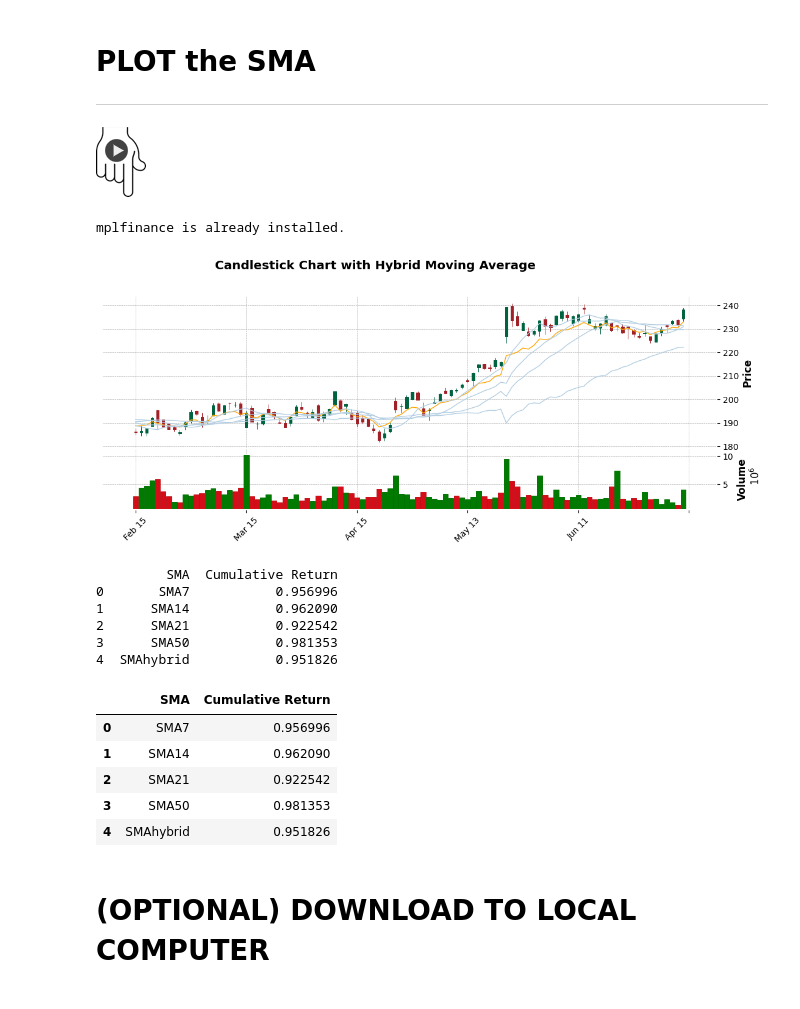
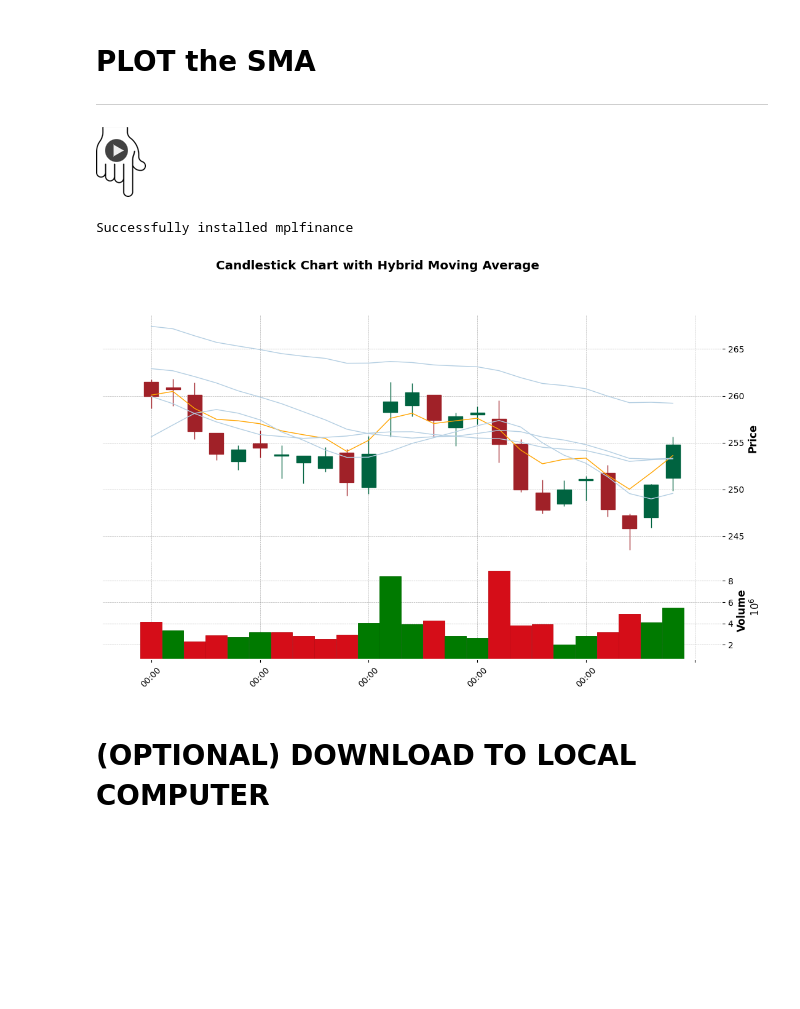
Before and after one commit to AImetricsIO/udemy_advances_ta_ml, a Jupyter notebook: Hybrid_Indicator_Apple.ipynb, the cells around one changed output. Cells and saved outputs as stored; diff of their text form; code cells hidden in the pictures; blank space fills up the shorter version.

```diff
--- a/Hybrid_Indicator_Apple.ipynb
+++ b/Hybrid_Indicator_Apple.ipynb
@@ -219,11 +205,11 @@ Just the same, but selecting one component `pca = PCA(n_components=1)`
 
 ![de_play.png](embedded-picture-1)
 # %%
-# <<-- PRESS PLAY TO RUN SECTION 6
+# <<-- PRESS PLAY TO RUN SECTION 5
 
 # Selecting moving average columns
 indicators_to_hybridize = ['SMAprc_7', 'SMAprc_14', 'SMAprc_21', 'SMAprc_50']
-x = df[indicators_to_hybridize]
+x = dfday[indicators_to_hybridize]
 
 # Data normalization
 scaler = StandardScaler()
@@ -240,6 +226,6 @@ inverse_transformed = pca.inverse_transform(principal_component)
 SMAprc_hybrid = scaler.inverse_transform(inverse_transformed)[:, 0]
 
 # Adding the hybrid column to the DataFrame
-df['SMAprc_hybrid'] = SMAprc_hybrid
-df.tail(3)
+dfday['SMAprc_hybrid'] = SMAprc_hybrid
+dfday.tail(3)
 # %% [output]
@@ -254,10 +240,10 @@ df.tail(3)
 
 ![de_play.png](embedded-picture-1)
 # %%
-# <<-- PRESS PLAY TO RUN SECTION 7
+# <<-- PRESS PLAY TO RUN SECTION 6
 
 # To ensure we start here and can repeat this cell
-dfn = df.copy()
+dfn = dfday.copy()
 
 # Trnasform SMAhybrid to price
 dfn['SMA7'] = dfn['close'] * (1 - dfn['SMAprc_7'] * 0.01)
@@ -285,74 +271,37 @@ dfn.tail(3)
 
 ![de_play.png](embedded-picture-1)
 # %%
-# <<-- PRESS PLAY TO RUN SECTION 8
+# <<-- PRESS PLAY TO RUN SECTION 7
+
 udemy.install_and_import('mplfinance')
 import mplfinance as mpf
 
 # Adjusting the figure size manually
-figsize = (14, 5)  # Width and height of the figure in inches
+figsize = (14, 8)  # Width and height of the figure in inches
 
 # Number of days to plos
-days2plot = 100
+days2plot = 25
 
 # Convert the 'datetime' column to datetime and set as index
 df_subset = dfn.iloc[-days2plot:].copy()
 
-df_subset['datetime'] = pd.to_datetime(df_subset['datetime'])
-df_subset.set_index('datetime', inplace=True)
+df_subset['timestamp'] = pd.to_datetime(df_subset['timestamp'])
+df_subset.set_index('timestamp', inplace=True)
 
 # Ensure the index is of type DatetimeIndex
 assert isinstance(df_subset.index, pd.DatetimeIndex), "DataFrame index is not of type DatetimeIndex"
 
 # Create candlestick chart using mplfinance
 ap0 = [mpf.make_addplot(df_subset['SMAhybrid'], color='orange', width=1.0, panel=0, secondary_y=False),
        mpf.make_addplot(df_subset['SMA7'], color='#B3CEE2', width=1.0, panel=0, secondary_y=False),
        mpf.make_addplot(df_subset['SMA14'], color='#B3CEE2', width=1.0, panel=0, secondary_y=False),
        mpf.make_addplot(df_subset['SMA21'], color='#B3CEE2', width=1.0, panel=0, secondary_y=False),
        mpf.make_addplot(df_subset['SMA50'], color='#B3CEE2', width=1.0, panel=0, secondary_y=False)
        ]
 mpf.plot(df_subset, type='candle', volume=True, addplot=ap0, style='charles', title='Candlestick Chart with Hybrid Moving Average', ylabel='Price', ylabel_lower='Volume', figsize=figsize)
 # %% [output]
-mplfinance is already installed.
+Successfully installed mplfinance
-[figure, old version]
+[figure, new version]
-# %%
-import numpy as np
-
-
-# Create signals based on the crossover of the price with the moving averages
-for sma in ['SMA7', 'SMA14', 'SMA21', 'SMA50', 'SMAhybrid']:
-    df_subset[f'signal_{sma}'] = np.where(df_subset['close'] > df_subset[sma], 1, -1)
-
-# Calculate the daily return in percentage
-df_subset['daily_return'] = df_subset['close'].pct_change()
-
-# Calculate the cumulative return for each SMA
-performance = {}
-for sma in ['SMA7', 'SMA14', 'SMA21', 'SMA50', 'SMAhybrid']:
-    df_subset[f'strategy_return_{sma}'] = df_subset[f'signal_{sma}'].shift(1) * df_subset['daily_return']
-    df_subset[f'cumulative_return_{sma}'] = (1 + df_subset[f'strategy_return_{sma}']).cumprod()
-    performance[sma] = df_subset[f'cumulative_return_{sma}'].iloc[-1]
-
-# Convert the results into a DataFrame for better visualization
-performance_df = pd.DataFrame(list(performance.items()), columns=['SMA', 'Cumulative Return'])
-
-# Display the DataFrame
-print(performance_df)
-
-performance_df
-# %% [output]
-         SMA  Cumulative Return
-0       SMA7           0.956996
-1      SMA14           0.962090
-2      SMA21           0.922542
-3      SMA50           0.981353
-4  SMAhybrid           0.951826
-|  | SMA | Cumulative Return |
-| 0 | SMA7 | 0.956996 |
-| 1 | SMA14 | 0.962090 |
-| 2 | SMA21 | 0.922542 |
-| 3 | SMA50 | 0.981353 |
-| 4 | SMAhybrid | 0.951826 |
 # %% [markdown]
 # **(OPTIONAL) DOWNLOAD TO LOCAL COMPUTER**
 
```
Also changed, not shown: parts of 10 cells of this notebook.
